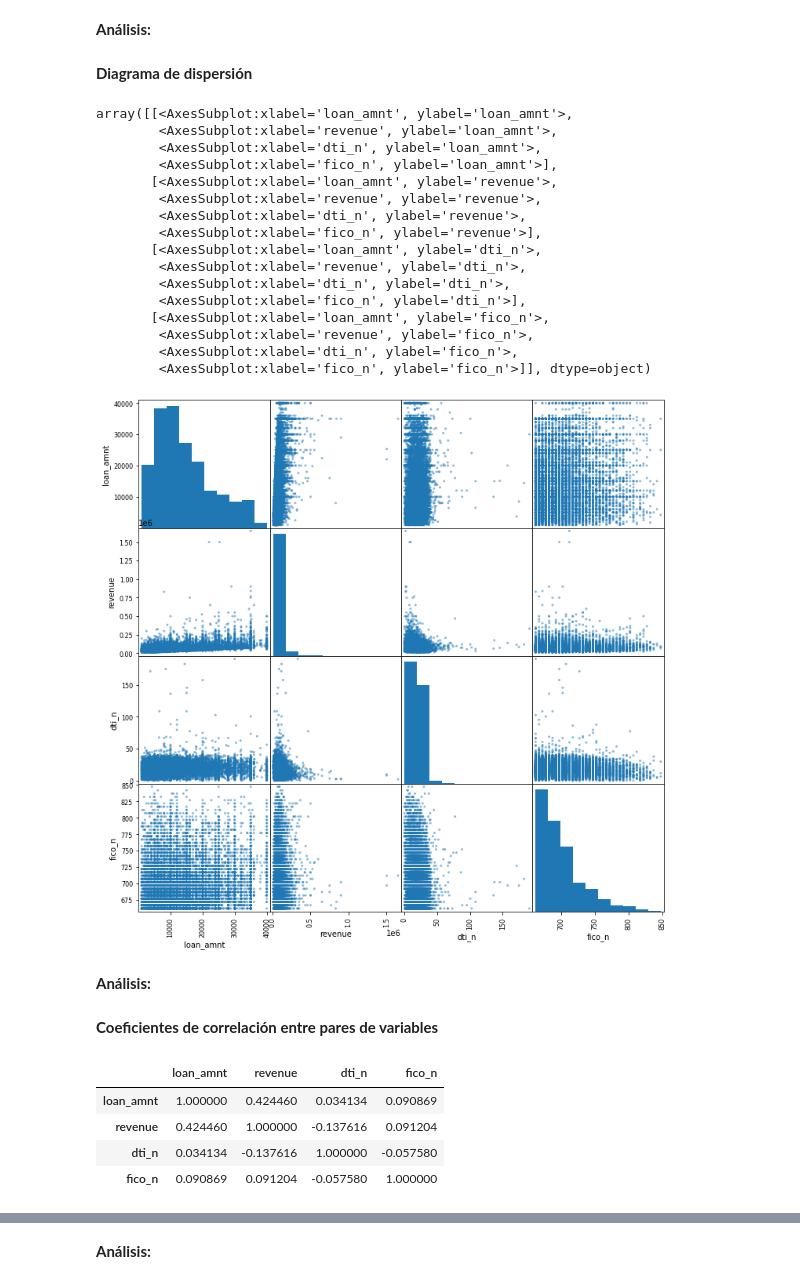
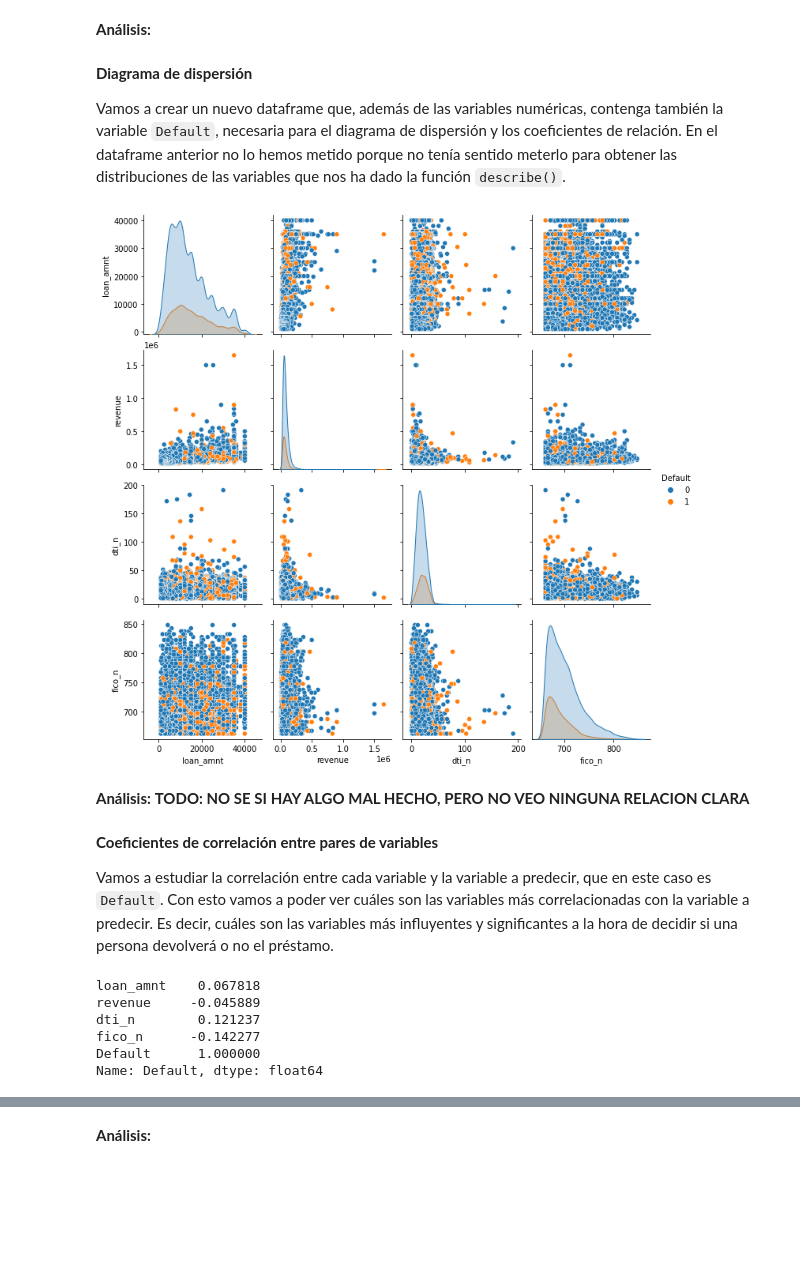
Before and after one commit to mario-sanz/IA2-Practicas, a Jupyter notebook: Lab1/P1_clustering.ipynb, the cells around one changed output, grey strips where cells are left out. Cells and saved outputs as stored; diff of their text form; code cells hidden in the pictures; blank space fills up the shorter version.

```diff
--- a/Lab1/P1_clustering.ipynb
+++ b/Lab1/P1_clustering.ipynb
@@ -127,38 +127,31 @@ df_num.describe()
 **Análisis:**
 # %% [markdown]
 **Diagrama de dispersión**
+
+Vamos a crear un nuevo dataframe que, además de las variables numéricas, contenga también la variable `Default`, necesaria para el diagrama de dispersión y los coeficientes de relación. En el dataframe anterior no lo hemos metido porque no tenía sentido meterlo para obtener las distribuciones de las variables que nos ha dado la función `describe()`.
+# %%
+df_analisis = df.drop(['purpose', 'home_ownership_n', 'emp_length_n'], axis=1)
 # %%
-from pandas.plotting import scatter_matrix
-%matplotlib inline
+import seaborn
+import matplotlib.pyplot as plt
 
-scatter_matrix(df_num, figsize = (12, 12), diagonal = 'hist')
+seaborn.pairplot(df_analisis, hue ='Default')
+plt.show()
 # %% [output]
-array([[<AxesSubplot:xlabel='loan_amnt', ylabel='loan_amnt'>,
-        <AxesSubplot:xlabel='revenue', ylabel='loan_amnt'>,
-        <AxesSubplot:xlabel='dti_n', ylabel='loan_amnt'>,
-        <AxesSubplot:xlabel='fico_n', ylabel='loan_amnt'>],
-       [<AxesSubplot:xlabel='loan_amnt', ylabel='revenue'>,
-        <AxesSubplot:xlabel='revenue', ylabel='revenue'>,
-        <AxesSubplot:xlabel='dti_n', ylabel='revenue'>,
-        <AxesSubplot:xlabel='fico_n', ylabel='revenue'>],
-       [<AxesSubplot:xlabel='loan_amnt', ylabel='dti_n'>,
-        <AxesSubplot:xlabel='revenue', ylabel='dti_n'>,
-        <AxesSubplot:xlabel='dti_n', ylabel='dti_n'>,
-        <AxesSubplot:xlabel='fico_n', ylabel='dti_n'>],
-       [<AxesSubplot:xlabel='loan_amnt', ylabel='fico_n'>,
-        <AxesSubplot:xlabel='revenue', ylabel='fico_n'>,
-        <AxesSubplot:xlabel='dti_n', ylabel='fico_n'>,
-        <AxesSubplot:xlabel='fico_n', ylabel='fico_n'>]], dtype=object)
-[figure, old version]
+[figure, new version]
 # %% [markdown]
-**Análisis:**
+**Análisis:** **TODO: NO SE SI HAY ALGO MAL HECHO, PERO NO VEO NINGUNA RELACION CLARA**
 # %% [markdown]
 **Coeficientes de correlación entre pares de variables**
+
+Vamos a estudiar la correlación entre cada variable y la variable a predecir, que en este caso es `Default`. Con esto vamos a poder ver cuáles son las variables más correlacionadas con la variable a predecir. Es decir, cuáles son las variables más influyentes y significantes a la hora de decidir si una persona devolverá o no el préstamo.
 # %%
-df_num.corr()
+correlacion = df_analisis.corr()
+correlacion['Default']
 # %% [output]
-|  | loan_amnt | revenue | dti_n | fico_n |
-| loan_amnt | 1.000000 | 0.424460 | 0.034134 | 0.090869 |
-| revenue | 0.424460 | 1.000000 | -0.137616 | 0.091204 |
-| dti_n | 0.034134 | -0.137616 | 1.000000 | -0.057580 |
-| fico_n | 0.090869 | 0.091204 | -0.057580 | 1.000000 |
+loan_amnt    0.067818
+revenue     -0.045889
+dti_n        0.121237
+fico_n      -0.142277
+Default      1.000000
+Name: Default, dtype: float64
```
Also changed, not shown: parts of 10 cells of this notebook, 2 other files.
